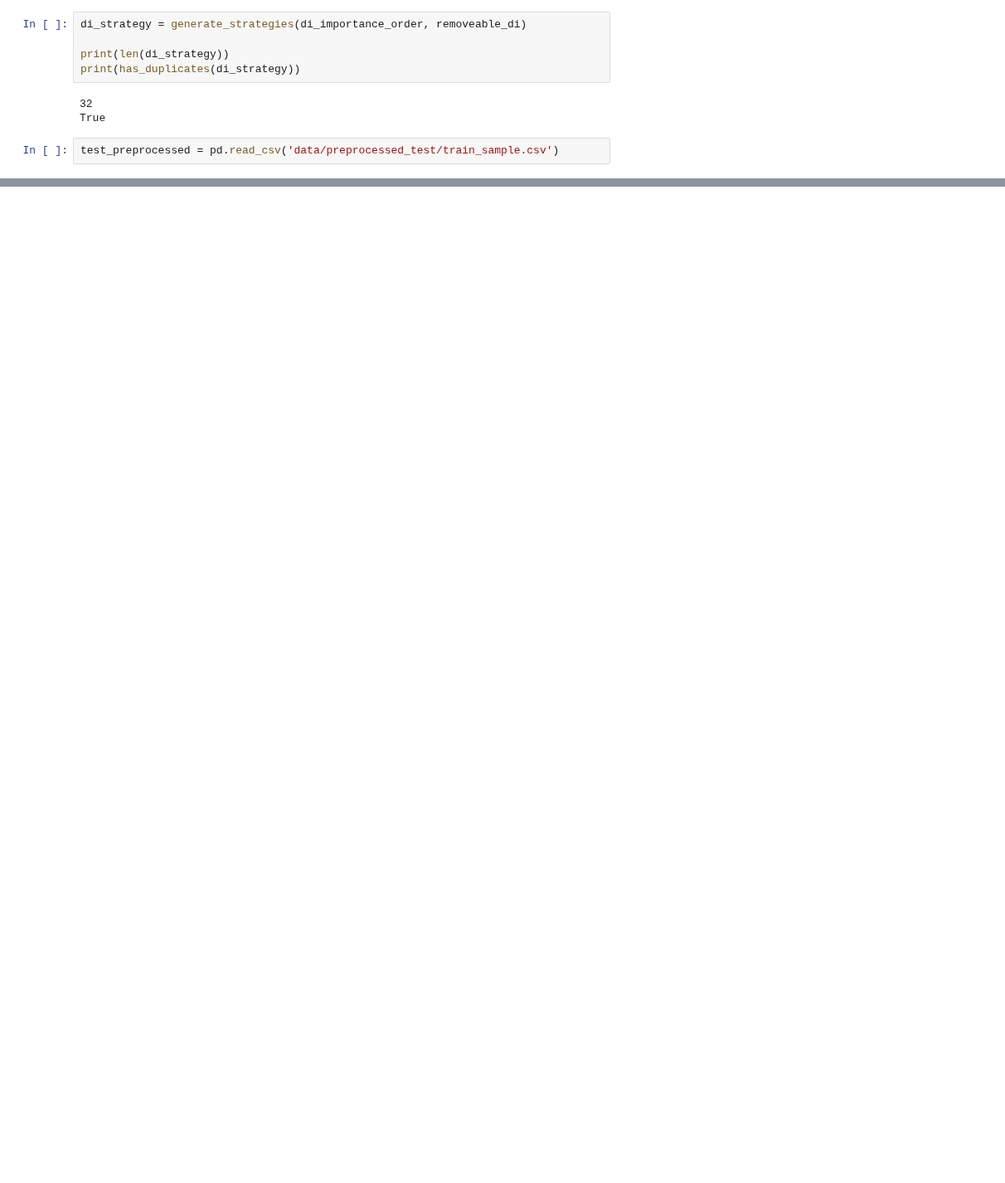
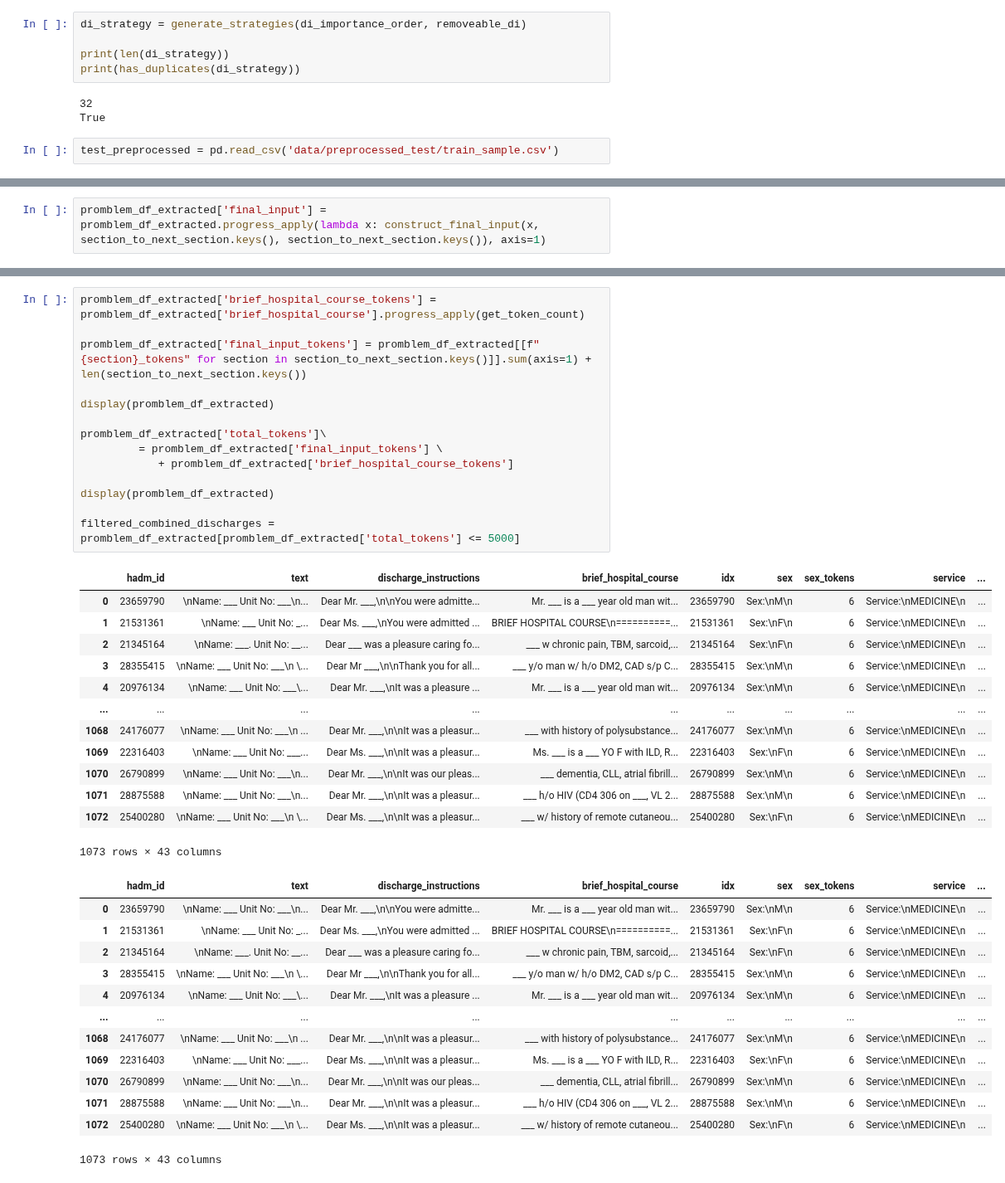
Before and after one commit to HAOTIAN89/MEDISCHARGE, a Jupyter notebook: sections_view.ipynb, the cells around one changed output, grey strips where cells are left out. Shown at 83% size. Cells and saved outputs as stored; diff of their text form; blank space fills up the shorter version.

```diff
--- a/sections_view.ipynb
+++ b/sections_view.ipynb
@@ -169,0 +229,2 @@ display(test_preprocessed)
+# %%
+promblem_df_extracted['final_input'] = promblem_df_extracted.progress_apply(lambda x: construct_final_input(x, section_to_next_section.keys(), section_to_next_section.keys()), axis=1)
@@ -169,0 +252,41 @@ display(test_preprocessed)
+# %%
+promblem_df_extracted['brief_hospital_course_tokens'] = promblem_df_extracted['brief_hospital_course'].progress_apply(get_token_count)
+
+promblem_df_extracted['final_input_tokens'] = promblem_df_extracted[[f"{section}_tokens" for section in section_to_next_section.keys()]].sum(axis=1) + len(section_to_next_section.keys())
+
+display(promblem_df_extracted)
+
+promblem_df_extracted['total_tokens']\
+         = promblem_df_extracted['final_input_tokens'] \
+            + promblem_df_extracted['brief_hospital_course_tokens']
+
+display(promblem_df_extracted)
+
+filtered_combined_discharges = promblem_df_extracted[promblem_df_extracted['total_tokens'] <= 5000]
+# %% [output]
+|  | hadm_id | text | discharge_instructions | brief_hospital_course | idx | sex | sex_tokens | service | ... |
+| 0 | 23659790 | \nName: ___ Unit No: ___\n... | Dear Mr. ___,\n\nYou were admitte... | Mr. ___ is a ___ year old man wit... | 23659790 | Sex:\nM\n | 6 | Service:\nMEDICINE\n | ... |
+| 1 | 21531361 | \nName: ___ Unit No: _... | Dear Ms. ___,\nYou were admitted ... | BRIEF HOSPITAL COURSE\n==========... | 21531361 | Sex:\nF\n | 6 | Service:\nMEDICINE\n | ... |
+| 2 | 21345164 | \nName: ___. Unit No: __... | Dear ___ was a pleasure caring fo... | ___ w chronic pain, TBM, sarcoid,... | 21345164 | Sex:\nF\n | 6 | Service:\nMEDICINE\n | ... |
+| 3 | 28355415 | \nName: ___ Unit No: ___\n \... | Dear Mr ___,\n\nThank you for all... | ___ y/o man w/ h/o DM2, CAD s/p C... | 28355415 | Sex:\nM\n | 6 | Service:\nMEDICINE\n | ... |
+| 4 | 20976134 | \nName: ___ Unit No: ___\... | Dear Mr. ___,\nIt was a pleasure ... | Mr. ___ is a ___ year old man wit... | 20976134 | Sex:\nM\n | 6 | Service:\nMEDICINE\n | ... |
+| ... | ... | ... | ... | ... | ... | ... | ... | ... | ... |
+| 1068 | 24176077 | \nName: ___ Unit No: ___\n ... | Dear Mr. ___,\n\nIt was a pleasur... | ___ with history of polysubstance... | 24176077 | Sex:\nM\n | 6 | Service:\nMEDICINE\n | ... |
+| 1069 | 22316403 | \nName: ___ Unit No: ___... | Dear Ms. ___,\n\nIt was a pleasur... | Ms. ___ is a ___ YO F with ILD, R... | 22316403 | Sex:\nF\n | 6 | Service:\nMEDICINE\n | ... |
+| 1070 | 26790899 | \nName: ___ Unit No: ___\n... | Dear Mr. ___,\n\nIt was our pleas... | ___ dementia, CLL, atrial fibrill... | 26790899 | Sex:\nM\n | 6 | Service:\nMEDICINE\n | ... |
+| 1071 | 28875588 | \nName: ___ Unit No: ___\n... | Dear Mr. ___,\n\nIt was a pleasur... | ___ h/o HIV (CD4 306 on ___, VL 2... | 28875588 | Sex:\nM\n | 6 | Service:\nMEDICINE\n | ... |
+| 1072 | 25400280 | \nName: ___ Unit No: ___\n \... | Dear Ms. ___,\n\nIt was a pleasur... | ___ w/ history of remote cutaneou... | 25400280 | Sex:\nF\n | 6 | Service:\nMEDICINE\n | ... |
+1073 rows × 43 columns
+|  | hadm_id | text | discharge_instructions | brief_hospital_course | idx | sex | sex_tokens | service | ... |
+| 0 | 23659790 | \nName: ___ Unit No: ___\n... | Dear Mr. ___,\n\nYou were admitte... | Mr. ___ is a ___ year old man wit... | 23659790 | Sex:\nM\n | 6 | Service:\nMEDICINE\n | ... |
+| 1 | 21531361 | \nName: ___ Unit No: _... | Dear Ms. ___,\nYou were admitted ... | BRIEF HOSPITAL COURSE\n==========... | 21531361 | Sex:\nF\n | 6 | Service:\nMEDICINE\n | ... |
+| 2 | 21345164 | \nName: ___. Unit No: __... | Dear ___ was a pleasure caring fo... | ___ w chronic pain, TBM, sarcoid,... | 21345164 | Sex:\nF\n | 6 | Service:\nMEDICINE\n | ... |
+| 3 | 28355415 | \nName: ___ Unit No: ___\n \... | Dear Mr ___,\n\nThank you for all... | ___ y/o man w/ h/o DM2, CAD s/p C... | 28355415 | Sex:\nM\n | 6 | Service:\nMEDICINE\n | ... |
+| 4 | 20976134 | \nName: ___ Unit No: ___\... | Dear Mr. ___,\nIt was a pleasure ... | Mr. ___ is a ___ year old man wit... | 20976134 | Sex:\nM\n | 6 | Service:\nMEDICINE\n | ... |
+| ... | ... | ... | ... | ... | ... | ... | ... | ... | ... |
+| 1068 | 24176077 | \nName: ___ Unit No: ___\n ... | Dear Mr. ___,\n\nIt was a pleasur... | ___ with history of polysubstance... | 24176077 | Sex:\nM\n | 6 | Service:\nMEDICINE\n | ... |
+| 1069 | 22316403 | \nName: ___ Unit No: ___... | Dear Ms. ___,\n\nIt was a pleasur... | Ms. ___ is a ___ YO F with ILD, R... | 22316403 | Sex:\nF\n | 6 | Service:\nMEDICINE\n | ... |
+| 1070 | 26790899 | \nName: ___ Unit No: ___\n... | Dear Mr. ___,\n\nIt was our pleas... | ___ dementia, CLL, atrial fibrill... | 26790899 | Sex:\nM\n | 6 | Service:\nMEDICINE\n | ... |
+| 1071 | 28875588 | \nName: ___ Unit No: ___\n... | Dear Mr. ___,\n\nIt was a pleasur... | ___ h/o HIV (CD4 306 on ___, VL 2... | 28875588 | Sex:\nM\n | 6 | Service:\nMEDICINE\n | ... |
+| 1072 | 25400280 | \nName: ___ Unit No: ___\n \... | Dear Ms. ___,\n\nIt was a pleasur... | ___ w/ history of remote cutaneou... | 25400280 | Sex:\nF\n | 6 | Service:\nMEDICINE\n | ... |
+1073 rows × 43 columns
```
Also changed, not shown: parts of 11 cells of this notebook, 2 other files.
